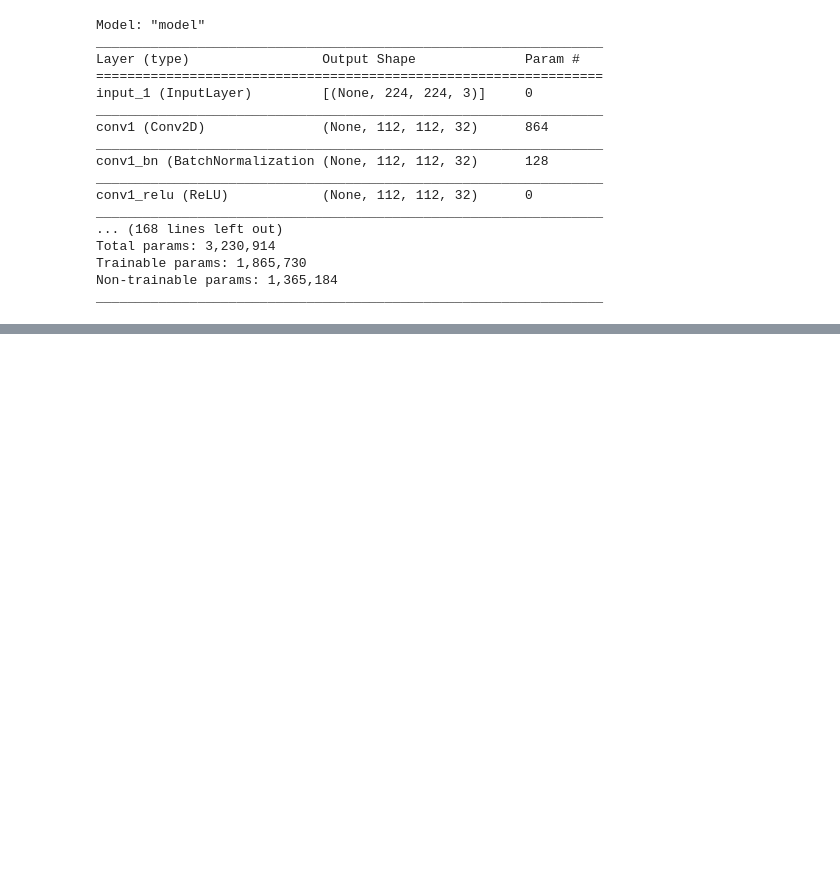
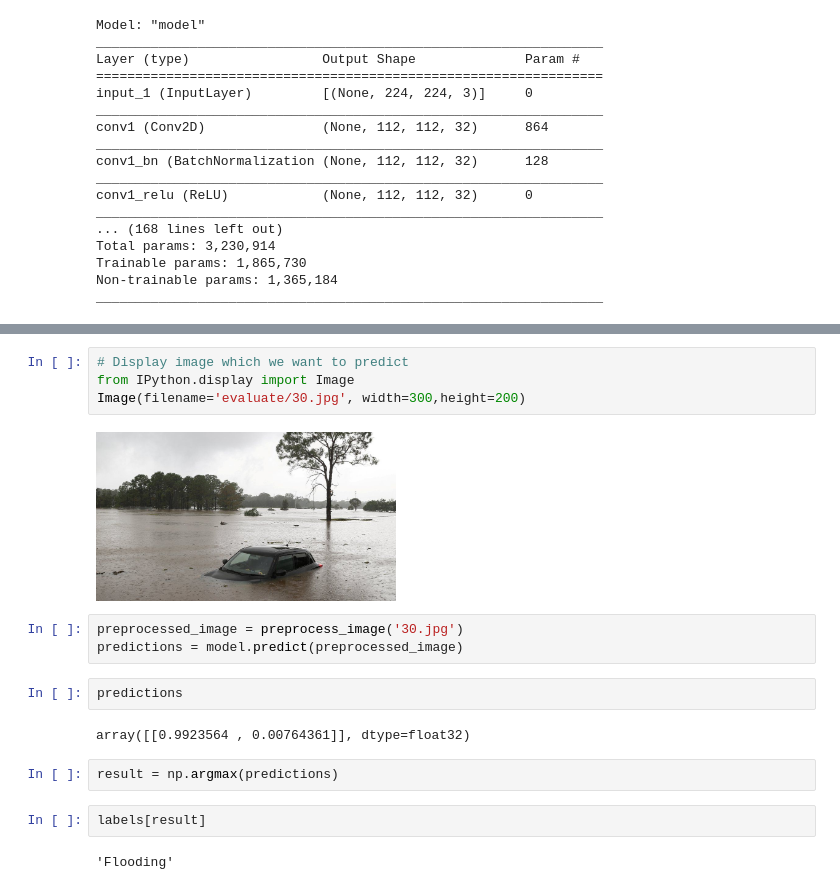
Before and after one commit to jinish08/VH-21-20-Code-Linguists, a Jupyter notebook: API/flood.ipynb, the cells around one changed output, grey strips where cells are left out. Drawn from its saved outputs; the diff is of its cells as text; blank space fills up the shorter version.

```diff
--- a/API/flood.ipynb
+++ b/API/flood.ipynb
@@ -82,0 +175,19 @@ _________________________________________________________________
+# %%
+# Display image which we want to predict
+from IPython.display import Image
+Image(filename='evaluate/30.jpg', width=300,height=200)
+# %% [output]
+[figure, added]
+# %%
+preprocessed_image = preprocess_image('30.jpg')
+predictions = model.predict(preprocessed_image)
+# %%
+predictions
+# %% [output]
+array([[0.9923564 , 0.00764361]], dtype=float32)
+# %%
+result = np.argmax(predictions)
+# %%
+labels[result]
+# %% [output]
+'Flooding'
```
Also changed, not shown: parts of 15 cells of this notebook.
